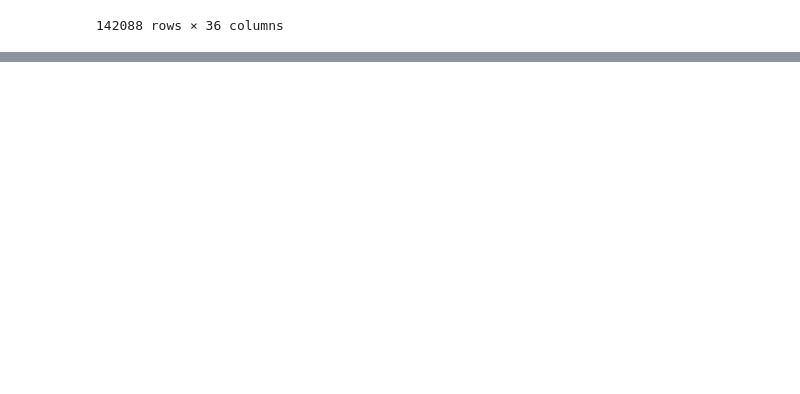
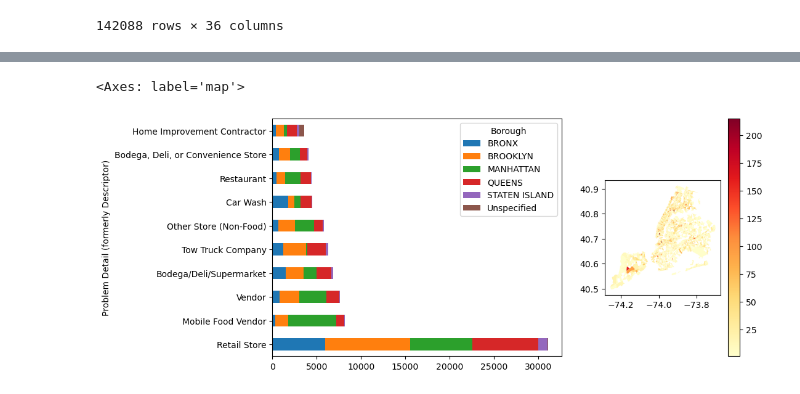
Before and after one commit to story645/odwny2026, a Jupyter notebook: content/n1_static.ipynb, the cells around one changed output, grey strips where cells are left out. Drawn from its saved outputs; the diff is of its cells as text; code cells hidden in the pictures; blank space fills up the shorter version.

```diff
--- a/content/n1_static.ipynb
+++ b/content/n1_static.ipynb
@@ -164,0 +196,7 @@ ValueError: Must produce aggregated value
+# %%
+fig, axd = plt.subplot_mosaic([['bar', 'map']], figsize=(10,5), width_ratios=[2,1])
+ctable.loc[ctable.sum(axis=1).sort_values(ascending=False).index[:10]].plot.barh(stacked=True, ax=axd['bar'])
+overcharges.dissolve(by='ct2020', aggfunc='count').plot(column='Unique Key', cmap='YlOrRd', legend=True, ax = axd['map'])
+# %% [output]
+<Axes: label='map'>
+[figure, added]
```
Also changed, not shown: parts of 14 cells of this notebook, 3 other files.
